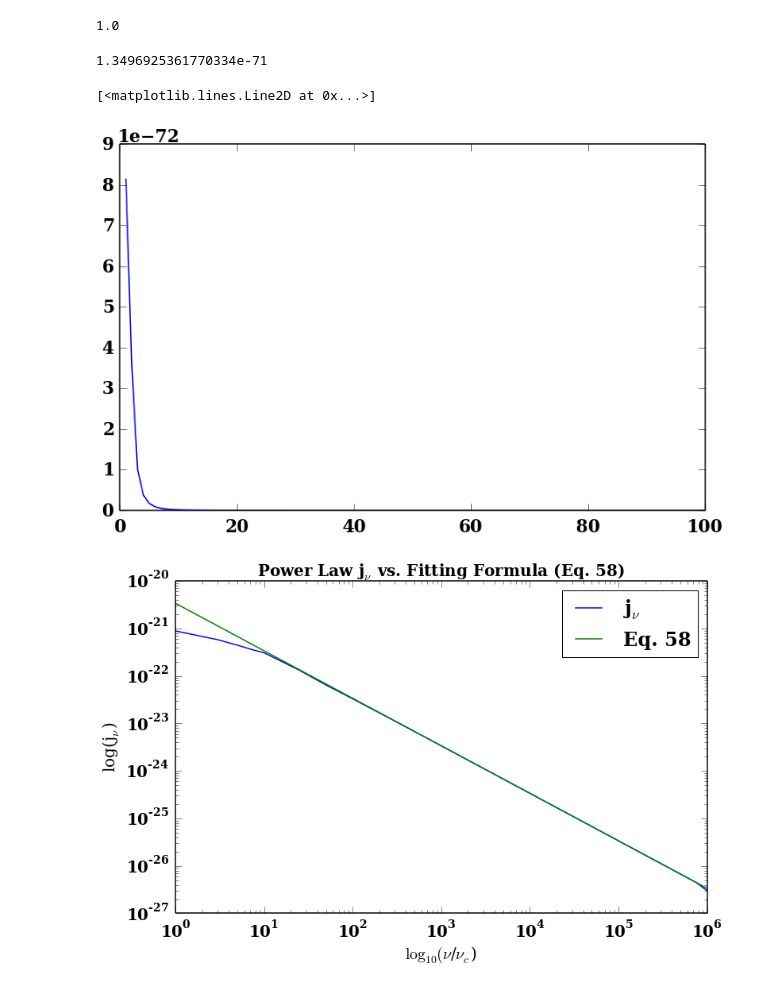
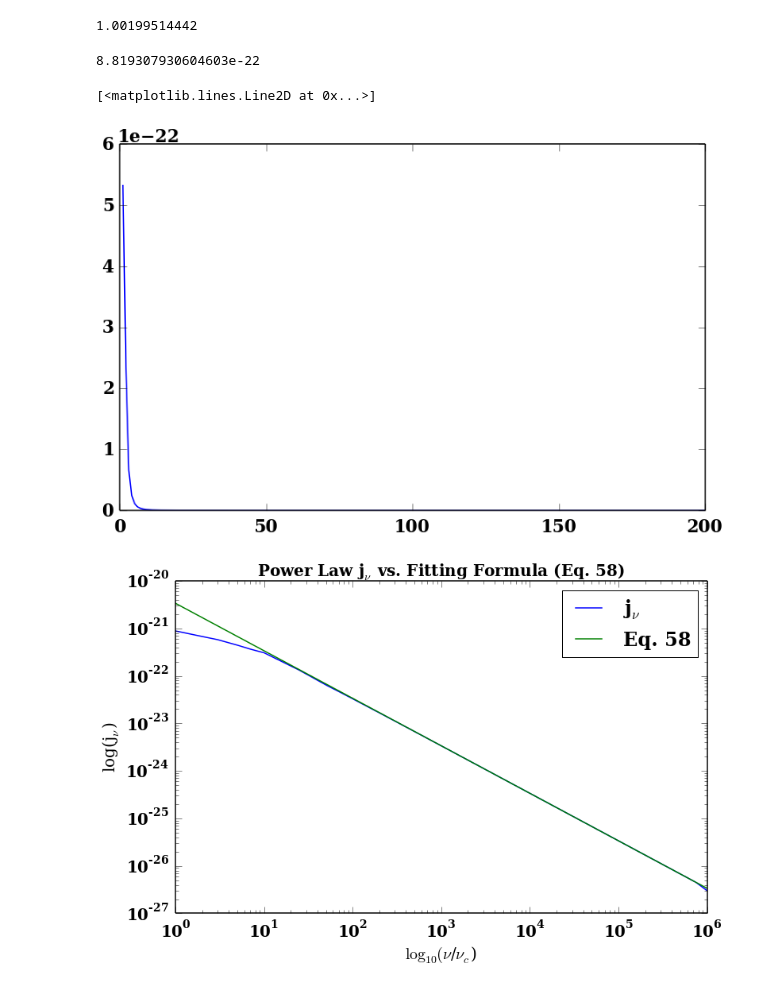
Before and after one commit to aapandy2/kappa_distributions, a Jupyter notebook: jnu_calculator_power_law.ipynb, the cells around one changed output. Cells and saved outputs as stored; diff of their text form; code cells hidden in the pictures.

Commit message:
fixed the power-law distribution; it now has a cutoff and seems to be properly normalized

```diff
--- a/jnu_calculator_power_law.ipynb
+++ b/jnu_calculator_power_law.ipynb
@@ -72,7 +72,7 @@ n_max = 30
 #eq. 67 gives location of peak for n integration for thermal; in
 #the n integration we integrate from end of sum (n_max) to C * n_peak_67
 C = 10
-n_peak_power_law = 100
+n_peak_power_law = 50
 
 def K_s(gamma, n):
     beta = np.sqrt(1. - 1./gamma**2.)
@@ -87,28 +87,27 @@ def K_s(gamma, n):
     ans = K_xx + K_yy
     return ans
 
-def power_law_f_unnormalized(gamma):
+def norm_integrand(gamma):
+    f = gamma**-p * np.exp(-gamma/gamma_max)
+    return f
+
+def norm_power_law():
+    norm_prefactor = (n_e_NT*(p-1.)/(4.*np.pi*(gamma_min**(1.-p)-gamma_max**(1.-p))))
+    norm_integral_result = 4.*np.pi*quad(norm_integrand, 1., np.inf)[0]
+    norm = norm_prefactor * norm_integral_result
+    return 1./norm
+
+normalization = norm_power_law()
+print normalization
+
+def power_law_f(gamma):
     beta = np.sqrt(1. - 1./gamma**2.)
     #d is the differential dn_e/dgammadphid(cos(xi))
     d = (n_e_NT * (p - 1.) * gamma**(-p)) / (4 * np.pi * (gamma_min**(1. - p) - gamma_max**(1. - p)))
-    #exponential cutoff
-    #cutoff = np.exp(-gamma/gamma_max)
-    f = 1./(m**3. * c**3. * gamma**2. * beta) * d
+    #exponential cutoff term for power law distribution
+    cutoff = np.exp(-gamma/gamma_max)
+    f = 1./(m**3. * c**3. * gamma**2. * beta) * d * cutoff
     return f
-
-def norm_power_law():
-    norm = 4 * np.pi *  quad(power_law_f_unnormalized, 1., np.inf, epsabs = 0, epsrel = 1e-08)[0]
-    return 1./norm
-
-normalization = norm_power_law()
-#normalization = (2.999997/4.) * (m**3. * c**3.)/n_e_NT
-#print normalization
-
-def power_law_f(gamma):
-    f = normalization * power_law_f_unnormalized(gamma)
-    return f
-
-print 4 * np.pi * quad(power_law_f, 1., 1000.)[0]
 
 def I(gamma, n):
     beta = np.sqrt(1. - 1./gamma**2.)
@@ -123,7 +122,6 @@ def gamma_integrand(gamma, n):
     ans = 1./(nu * beta * abs(np.cos(theta))) * I(gamma, n)
     return ans
 
-#working on adding in cutoff for power-law distribution
 def gamma_integration_result(n):
     gamma_minus = ((n*nu_c)/nu - abs(np.cos(theta)) * np.sqrt(((n*nu_c)/nu)**2. - (np.sin(theta))**2.))/(np.sin(theta))**2.
     gamma_plus = ((n*nu_c)/nu + abs(np.cos(theta)) * np.sqrt(((n*nu_c)/nu)**2. - (np.sin(theta))**2.))/(np.sin(theta))**2.
@@ -161,47 +159,47 @@ n_summation(n_max)
 
 #print gamma_integration_result(10)
 # %% [output]
-1.0
+1.00199514442
-1.3496925361770334e-71
+8.819307930604603e-22
 # %%
 #calculates and plots the peak on the n_summation and n_integration
 nu = 1. * nu_c
 #n_max = int(nu / nu_c * 1e4)
-n_max = int(100)
+n_max = int(200)
 n_minus = (nu/nu_c) * abs(np.sin(theta))
 if(n_max < 1000):
     step = 1
 else:
     step = int((n_max - n_minus - 1.)/10)
 
 
 ans = {}
 n = {}
 def gamma_integration_result(n):
     gamma_minus = ((n*nu_c)/nu - abs(np.cos(theta)) * np.sqrt(((n*nu_c)/nu)**2. - (np.sin(theta))**2.))/(np.sin(theta))**2.
     gamma_plus = ((n*nu_c)/nu + abs(np.cos(theta)) * np.sqrt(((n*nu_c)/nu)**2. - (np.sin(theta))**2.))/(np.sin(theta))**2.
 
     def integrand(gamma):
         f = gamma_integrand(gamma, n)
         return f
     result = quad(integrand, gamma_minus, gamma_plus, epsabs = 1e-1)[0]
     return result
 
 
 a = 0
 for i in xrange(int(n_minus + 1.), n_max + int(n_minus + 1.), step):
     ans[a] = gamma_integration_result(i)
     n[a] = i
     a = a + 1
 
 
 #print ans
 #print int(n_minus + 1)
 
 pl.plot(n.values(), ans.values())
 # %% [output]
 [<matplotlib.lines.Line2D at 0x...>]
-[figure, old version]
+[figure, new version]
 # %%
 #plotting power law j_nu with high and low error tolerance on scipy quad integrator
 #plot shown (not commented out) has low error tolerance (epsabs = 1e-12)
```
Also changed, not shown: parts of 2 cells of this notebook, 1 other file.
